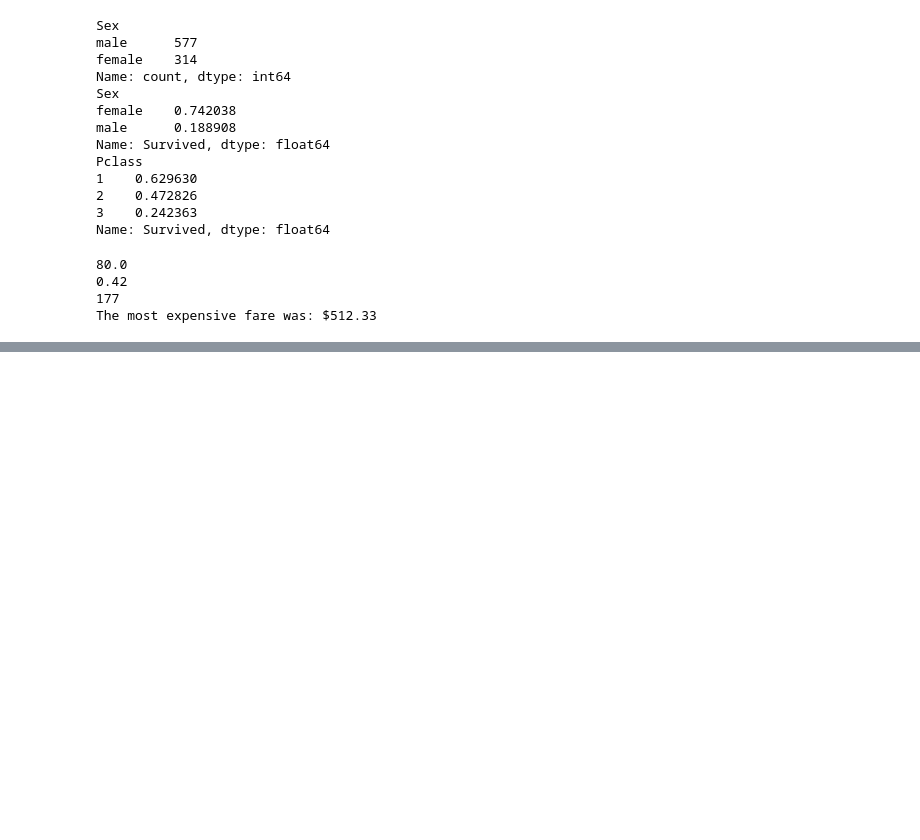
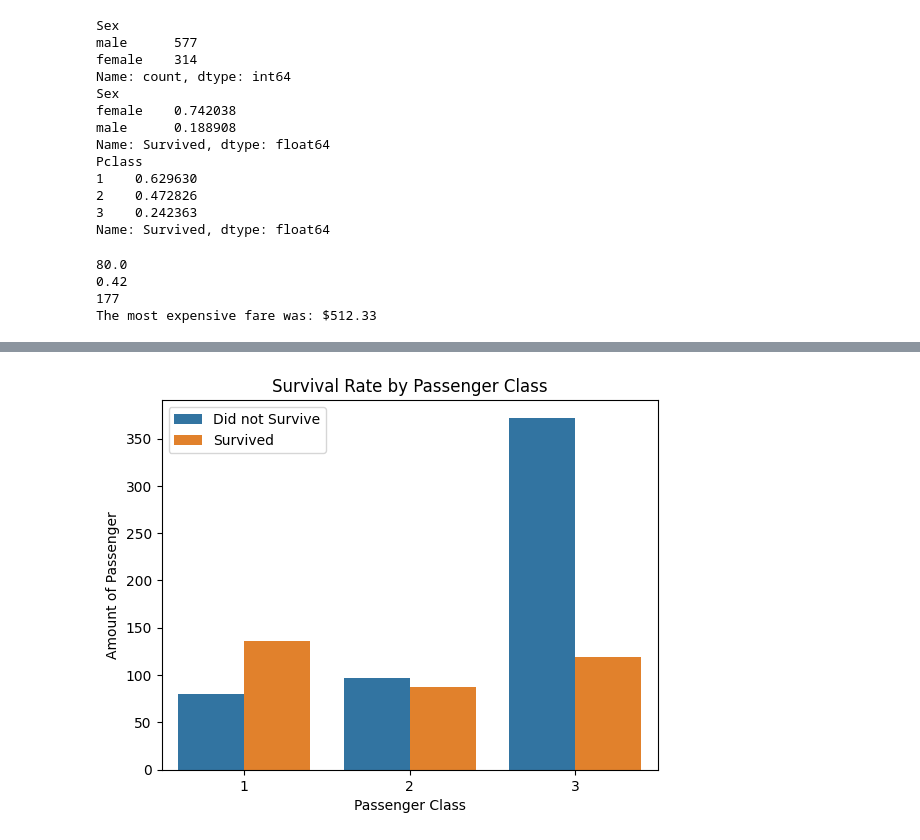
Before and after one commit to UmairPatel/ds-journey-, a Jupyter notebook: new_exploration.ipynb, the cells around one changed output, grey strips where cells are left out. Saved outputs shown, nothing was run; the diff lists cells and outputs as text; code cells hidden in the pictures; blank space fills up the shorter version.

```diff
--- a/new_exploration.ipynb
+++ b/new_exploration.ipynb
@@ -69,0 +95,11 @@ The most expensive fare was: $512.33
+# %%
+#Task 3: Survival Rate by Passenger Class.
+
+sns.countplot(data=df, x = "Pclass", hue='Survived')
+plt.title('Survival Rate by Passenger Class')
+plt.xlabel('Passenger Class')
+plt.ylabel('Amount of Passenger')
+plt.legend(title='Survived', labels=['Did not Survive', 'Survived'])
+plt.show()
+# %% [output]
+[figure, added]
```
Also changed, not shown: parts of 5 cells of this notebook.
